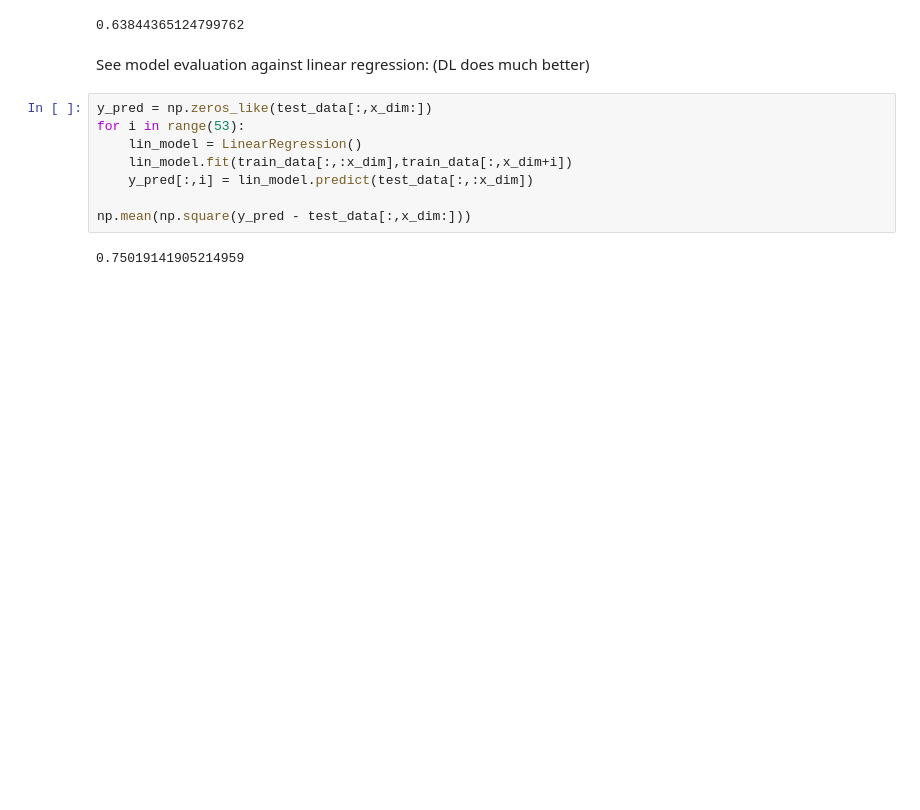
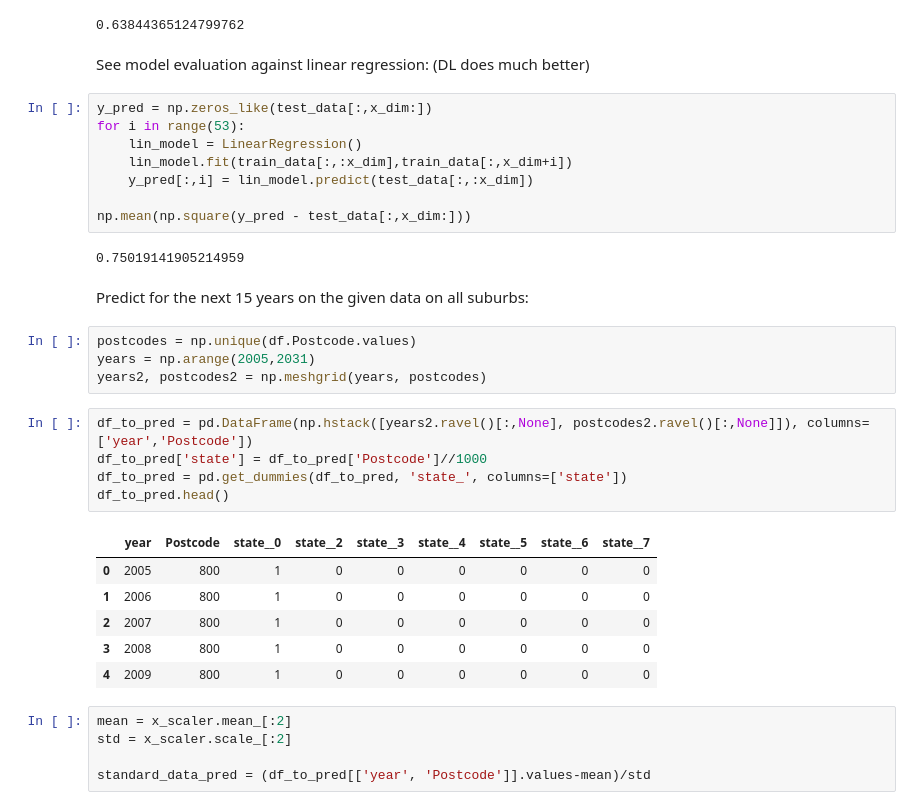
Before and after one commit to pthiem/gh-17, a Jupyter notebook: notebooks/sachin-analysis.ipynb, the cells around one changed output. Drawn from its saved outputs; the diff is of its cells as text; blank space fills up the shorter version.

```diff
--- a/notebooks/sachin-analysis.ipynb
+++ b/notebooks/sachin-analysis.ipynb
@@ -151,3 +146,26 @@ for i in range(53):
 np.mean(np.square(y_pred - test_data[:,x_dim:]))
 # %% [output]
 0.75019141905214959
+# %% [markdown]
+Predict for the next 15 years on the given data on all suburbs:
+# %%
+postcodes = np.unique(df.Postcode.values)
+years = np.arange(2005,2031)
+years2, postcodes2 = np.meshgrid(years, postcodes)
+# %%
+df_to_pred = pd.DataFrame(np.hstack([years2.ravel()[:,None], postcodes2.ravel()[:,None]]), columns=['year','Postcode'])
+df_to_pred['state'] = df_to_pred['Postcode']//1000
+df_to_pred = pd.get_dummies(df_to_pred, 'state_', columns=['state'])
+df_to_pred.head()
+# %% [output]
+|  | year | Postcode | state__0 | state__2 | state__3 | state__4 | state__5 | state__6 | state__7 |
+| 0 | 2005 | 800 | 1 | 0 | 0 | 0 | 0 | 0 | 0 |
+| 1 | 2006 | 800 | 1 | 0 | 0 | 0 | 0 | 0 | 0 |
+| 2 | 2007 | 800 | 1 | 0 | 0 | 0 | 0 | 0 | 0 |
+| 3 | 2008 | 800 | 1 | 0 | 0 | 0 | 0 | 0 | 0 |
+| 4 | 2009 | 800 | 1 | 0 | 0 | 0 | 0 | 0 | 0 |
+# %%
+mean = x_scaler.mean_[:2]
+std = x_scaler.scale_[:2]
+
+standard_data_pred = (df_to_pred[['year', 'Postcode']].values-mean)/std
```
Also changed, not shown: parts of 6 cells of this notebook, 1 other file.
